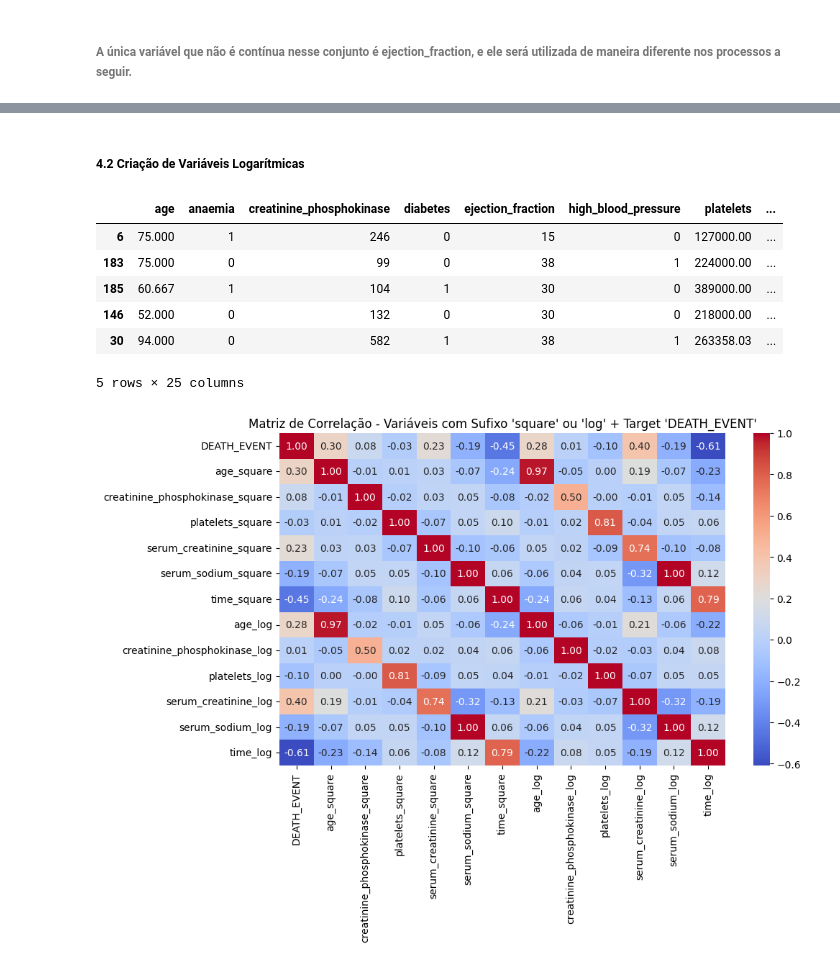
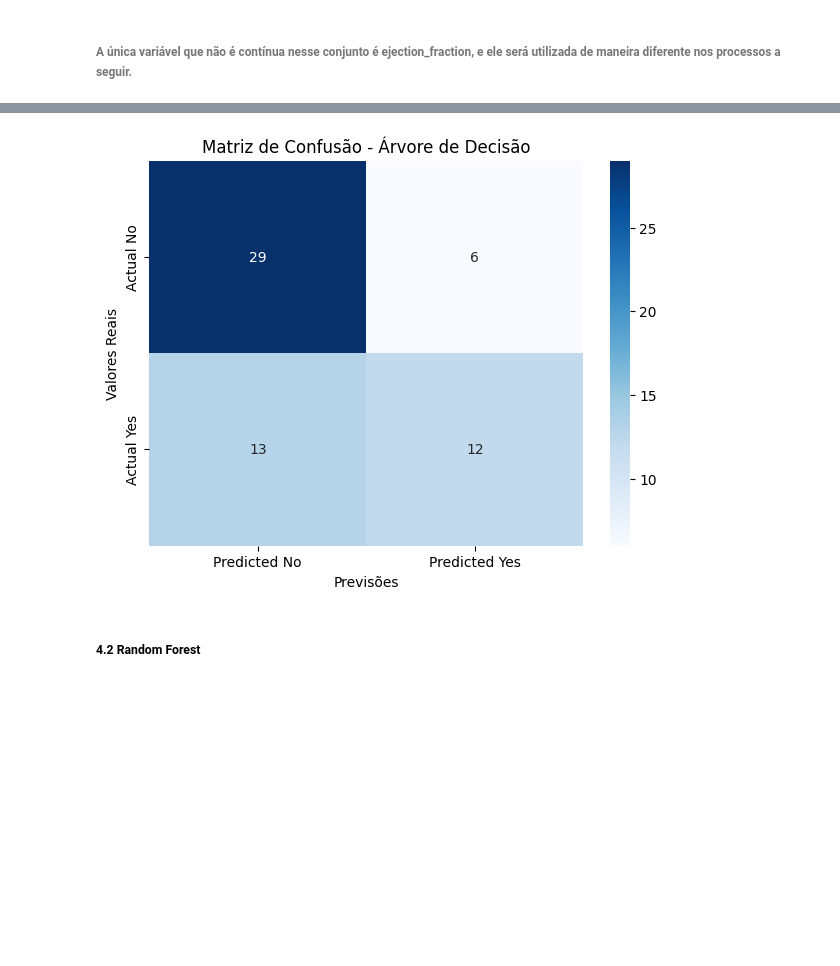
Before and after one commit to BrunoMorimoto/Modelos-de-Classificacao, a Jupyter notebook: src/modelo.ipynb, the cells around one changed output, grey strips where cells are left out. Saved outputs shown, nothing was run; the diff lists cells and outputs as text; code cells hidden in the pictures; blank space fills up the shorter version.

Commit message:
Comparação de modelos e início da otimização de hiperparâmetros

```diff
--- a/src/modelo.ipynb
+++ b/src/modelo.ipynb
@@ -210,0 +308,14 @@ train_data_square.head()
+# %%
+# Instanciando o modelo
+clf_tree = DecisionTreeClassifier(max_depth=5, min_samples_split=10, random_state=42)
+
+# Treinando o modelo
+decision_tree = clf_tree.fit(X_train, y_train)
+
+# Fazendo as previsões
+y_pred_tree = decision_tree.predict(X_test)
+
+# Avaliando o modelo
+accuracy_tree = accuracy_score(y_test, y_pred_tree)
+print(f'Acurácia da Árvore de Decisão: {accuracy_tree}')
+print(classification_report(y_test, y_pred_tree))
@@ -211,35 +332,13 @@ train_data_square.head()
+# %%
+cm = confusion_matrix(y_test, y_pred_tree)
+
+plt.figure(figsize=(7, 5))
+sns.heatmap(cm, annot=True, fmt="d", cmap="Blues", xticklabels=['Predicted No', 'Predicted Yes'], yticklabels=['Actual No', 'Actual Yes'])
+plt.title('Matriz de Confusão - Árvore de Decisão')
+plt.xlabel('Previsões')
+plt.ylabel('Valores Reais')
+plt.show()
+# %% [output]
+[figure, added]
 # %% [markdown]
-##### 4.2 Criação de Variáveis Logarítmicas
+##### 4.2 **Random Forest**
-# %%
-# Aplicando a transformação logarítmica e criando novas variáveis
-train_data_log = np.log(train_data[continuas])
-
-# Renomeando as colunas para refletir que são logarítmicas
-train_data_log.columns = [f'{col}_log' for col in train_data_log.columns]
-
-# Concatenando as variáveis logarítmicas com o dataset original
-train_data_log = pd.concat([train_data_square, train_data_log], axis=1)
-
-# Exibindo as primeiras linhas para verificar
-train_data_log.head()
-# %% [output]
-|  | age | anaemia | creatinine_phosphokinase | diabetes | ejection_fraction | high_blood_pressure | platelets | ... |
-| 6 | 75.000 | 1 | 246 | 0 | 15 | 0 | 127000.00 | ... |
-| 183 | 75.000 | 0 | 99 | 0 | 38 | 1 | 224000.00 | ... |
-| 185 | 60.667 | 1 | 104 | 1 | 30 | 0 | 389000.00 | ... |
-| 146 | 52.000 | 0 | 132 | 0 | 30 | 0 | 218000.00 | ... |
-| 30 | 94.000 | 0 | 582 | 1 | 38 | 1 | 263358.03 | ... |
-5 rows × 25 columns
-# %%
-# Filtrando as variáveis com sufixo 'square' ou 'log' e incluindo o target 'DEATH_EVENT'
-columns_to_analyze = [col for col in train_data_log.columns if ('square' in col or 'log' in col) or col == 'DEATH_EVENT']
-
-# Criando a sub-matriz de correlação para essas variáveis
-correlation_matrix_log_filtered = train_data_log[columns_to_analyze].corr()
-
-plt.figure(figsize=(10, 6))
-sns.heatmap(correlation_matrix_log_filtered, annot=True, cmap="coolwarm", fmt=".2f")
-plt.title("Matriz de Correlação - Variáveis com Sufixo 'square' ou 'log' + Target 'DEATH_EVENT'")
-plt.show()
-# %% [output]
-[figure, removed]
```
Also changed, not shown: parts of 35 cells of this notebook.
